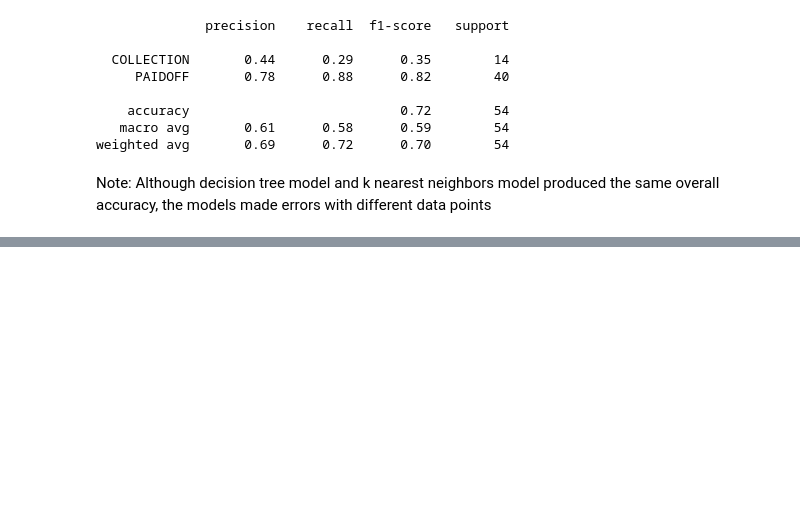
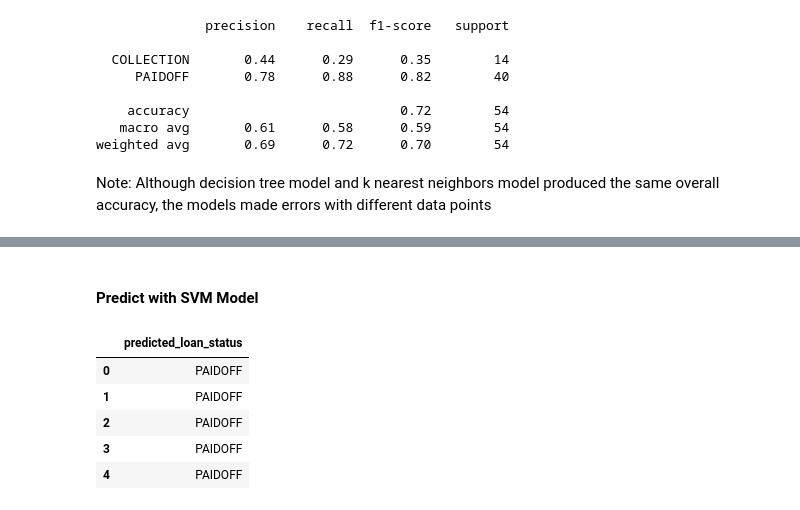
Before and after one commit to demic312/LoanDataProject, a Jupyter notebook: LoanData.ipynb, the cells around one changed output, grey strips where cells are left out. Saved outputs shown, nothing was run; the diff lists cells and outputs as text; code cells hidden in the pictures; blank space fills up the shorter version.

```diff
--- a/LoanData.ipynb
+++ b/LoanData.ipynb
@@ -571,0 +701,2 @@ Note: Although decision tree model and k nearest neighbors model produced the sa
+# %%
+SVM_model = svm.SVC(kernel = kernel_optimal).fit(SVM_features, SVM_target)
@@ -571,0 +769,16 @@ Note: Although decision tree model and k nearest neighbors model produced the sa
+# %% [markdown]
+#### Predict with SVM Model
+# %%
+SVM_eval_predict = SVM_model.predict(SVM_eval_features_df)
+
+SVM_eval_predict_df = pd.DataFrame(SVM_eval_predict)
+SVM_eval_predict_df.set_axis(['predicted_loan_status'], axis = 1, inplace = True)
+
+display(SVM_eval_predict_df.head())
+# %% [output]
+|  | predicted_loan_status |
+| 0 | PAIDOFF |
+| 1 | PAIDOFF |
+| 2 | PAIDOFF |
+| 3 | PAIDOFF |
+| 4 | PAIDOFF |
```
Also changed, not shown: parts of 31 cells of this notebook.
